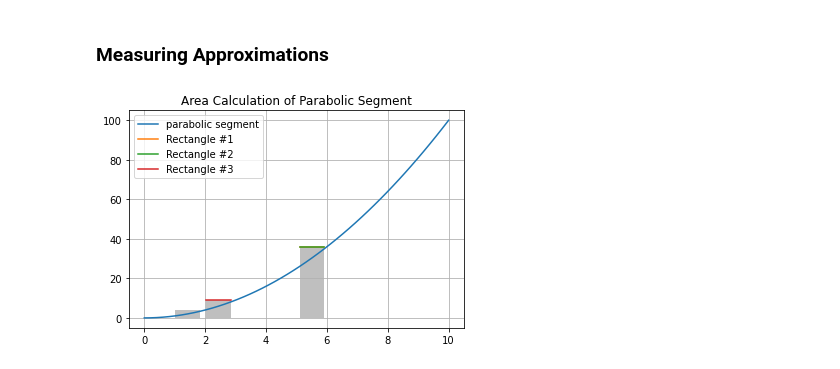
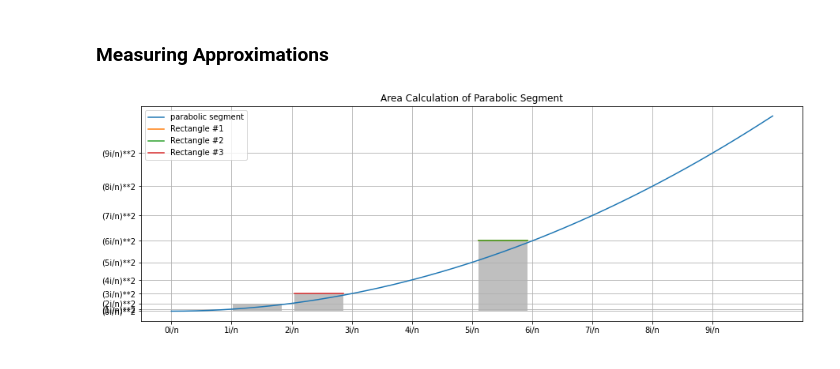
Before and after one commit to iainwo/life-of-iain, a Jupyter notebook: 0_1_1_method_of_exhaustion.ipynb, the cells around one changed output. Saved outputs shown, nothing was run; the diff lists cells and outputs as text; code cells hidden in the pictures.

Commit message:
feat(0_1_1_method_of_exhaustion.ipynb): add xticks and yticks to rectangle cuts

```diff
--- a/0_1_1_method_of_exhaustion.ipynb
+++ b/0_1_1_method_of_exhaustion.ipynb
@@ -94,25 +94,35 @@ y_r3 = f_ub(x_r3)
 # rectangle 1
 x_r1 = x[5*width: 6*width]
 y_r1 = f_ub(x_r1)
+# %%
+# create logical axis
+x_log = np.arange(10)
+x_log_labels = [f"{i}i/n" for i in x_log]
+
+y_log = f(x_log)
+y_log_labels = [f"({i}i/n)**2" for i in x_log]
 # %%
-plt.figure()
+plt.figure(figsize=(15, 5))
 plt.plot(x, y, label="parabolic segment")
 
 # rectangle 1
 plt.plot(x_r1, y_r1, label="Rectangle #1", drawstyle='steps-pre')
 plt.fill_between(x_r1, y_r1, alpha=0.5, facecolor="gray", step="pre")
 
 # rectangle 2
 plt.plot(x_r1, y_r1, label="Rectangle #2", drawstyle='steps-pre')
 plt.fill_between(x_r2, y_r2, alpha=0.5, facecolor="gray", step="pre")
 
 # rectangle 3
 plt.plot(x_r3, y_r3, label="Rectangle #3", drawstyle='steps-pre')
 plt.fill_between(x_r3, y_r3, alpha=0.5, facecolor="gray", step="pre")
 
+plt.xticks(x_log, x_log_labels)
+plt.yticks(y_log, y_log_labels)
+
 plt.title("Area Calculation of Parabolic Segment")
 plt.grid(True)
 plt.legend()
 plt.show()
 # %% [output]
-[figure, old version]
+[figure, new version]
```
